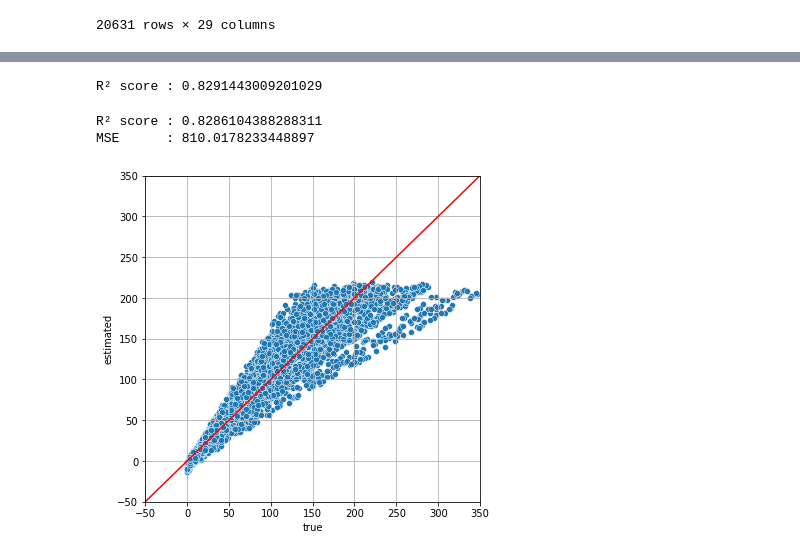
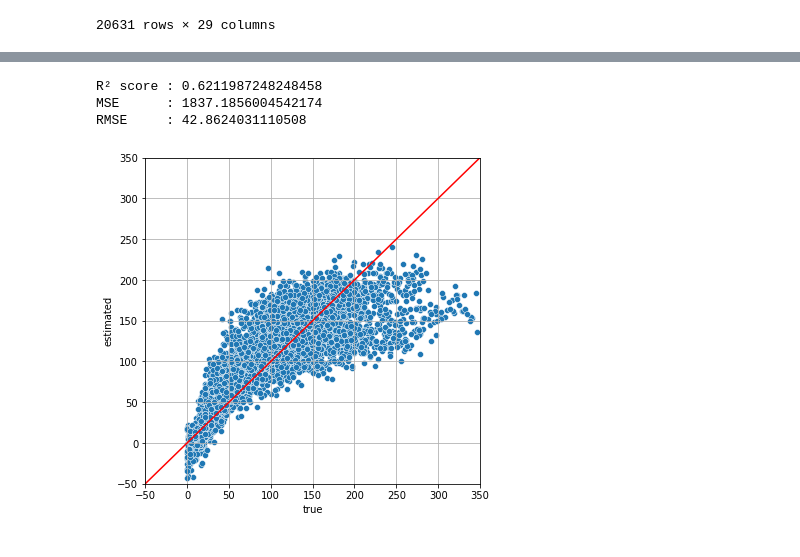
Before and after one commit to HazmilH/turbofan_rul_prediction, a Jupyter notebook: notebooks/02-ml_linear_reg.ipynb, the cells around one changed output, grey strips where cells are left out. Cells and saved outputs as stored; diff of their text form; code cells hidden in the pictures.

```diff
--- a/notebooks/02-ml_linear_reg.ipynb
+++ b/notebooks/02-ml_linear_reg.ipynb
@@ -45,7 +46,8 @@ discreet_features = ['op_set_2', 'sensor_17']
 
 # keep the ones to use for ML
 cols_to_keep = [x for x in df.columns if x not in
-                to_drop + cst_features + quasi_cst_features + ['RUL']]
+                to_drop + cst_features + quasi_cst_features + ['HI']]
 
+# sensor_14 & op_set_1 to drop
 cols_to_keep_2 = [x for x in df.columns if x not in
-                to_drop + cst_features + quasi_cst_features + high_corr_to_drop + discreet_features + ['RUL']]
+                to_drop + cst_features + quasi_cst_features + high_corr_to_drop + discreet_features + ['HI'] + ['op_set_1']]
@@ -113,0 +123,16 @@ df
+# %%
+# assign target and features
+y = df['RUL']
+# y = df['HI']
+X = df[cols_to_keep_2[:-1]]
+
+# # split dataset
+X_train, X_test, y_train, y_test = train_test_split(X, y, test_size=0.2, random_state=1234)
+
+# features scaling
+scaler = StandardScaler()
+X_train = scaler.fit_transform(X_train)
+X_test = scaler.transform(X_test)
+
+print(X_train.shape, X_test.shape)
+print(y_train.shape, y_test.shape)
@@ -114,6 +142,9 @@ df
 # %%
 # # polynomial features
-# poly = PolynomialFeatures(3, interaction_only=True)
+poly = PolynomialFeatures(2, interaction_only=True)
 
-# X_train = poly.fit_transform(X_train)
-# X_test = poly.transform(X_test)
+X_train = poly.fit_transform(X_train)
+X_test = poly.transform(X_test)
+
+print(X_train.shape, X_test.shape)
+print(y_train.shape, y_test.shape)
@@ -137,43 +171,41 @@ pd.DataFrame(X_train).describe()
 # %%
 lin_reg = LinearRegression()
 lin_reg.fit(X_train, y_train)
+y_pred = lin_reg.predict(X_test)
 
 print(f'R² score : {lin_reg.score(X_train, y_train)}')
-y_pred = lin_reg.predict(X_test)
+print(f'MSE      : {mean_squared_error(y_test, y_pred)}')
+print(f'RMSE     : {math.sqrt(mean_squared_error(y_test, y_pred))}')
 # %% [output]
-R² score : 0.8291443009201029
+R² score : 0.6211987248248458
+MSE      : 1837.1856004542174
+RMSE     : 42.8624031110508
-# %%
-print(f'R² score : {r2_score(y_test, y_pred)}')
-print(f'MSE      : {mean_squared_error(y_test, y_pred)}')
-# %% [output]
-R² score : 0.8286104388288311
-MSE      : 810.0178233448897
 # %%
-def plot_rul_true_estimated(RUL):
+def plot_rul_true_estimated():
 
     # reset index y_test
     y_test.reset_index(drop=True, inplace=True)
 
     # create RUL df to compute error,d and score,s
     RUL = pd.concat([y_test.reset_index(drop=True), pd.Series(y_pred)], axis=1, ignore_index=True )
     RUL.rename(columns={0:'true', 1:'estimated'}, inplace=True)
 
     # cast as int
     RUL['estimated'] = [int(i) for i in RUL['estimated']]
 
     # compute error d
     RUL['error'] = RUL['estimated'] - RUL['true']
 
     # plotting
     plt.figure(figsize=(6,6))
     sns.scatterplot(data=RUL, x='true', y='estimated')
     sns.lineplot(x=np.arange(-50,350), y=np.arange(-50,350), color = 'red')
     plt.xlim(-50,350)
     plt.ylim(-50,350)
     plt.grid()
     plt.show()
 
-plot_rul_true_estimated(RUL)
+plot_rul_true_estimated()
 # %% [output]
-[figure, old version]
+[figure, new version]
 # %%
```
Also changed, not shown: parts of 17 cells of this notebook, 1 other file.
